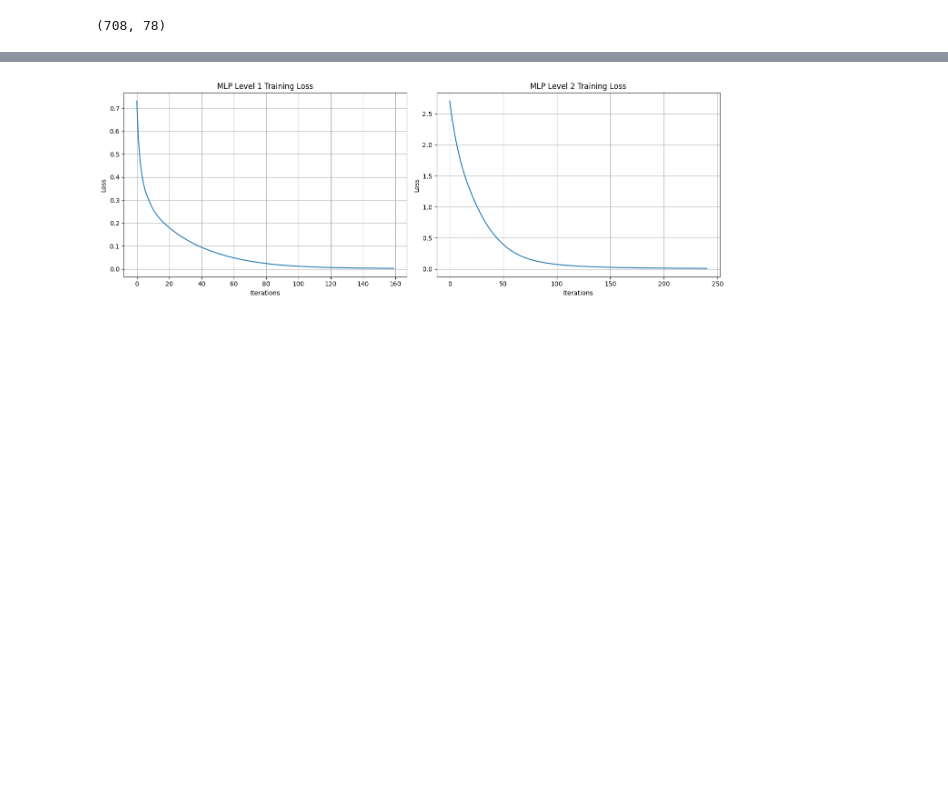
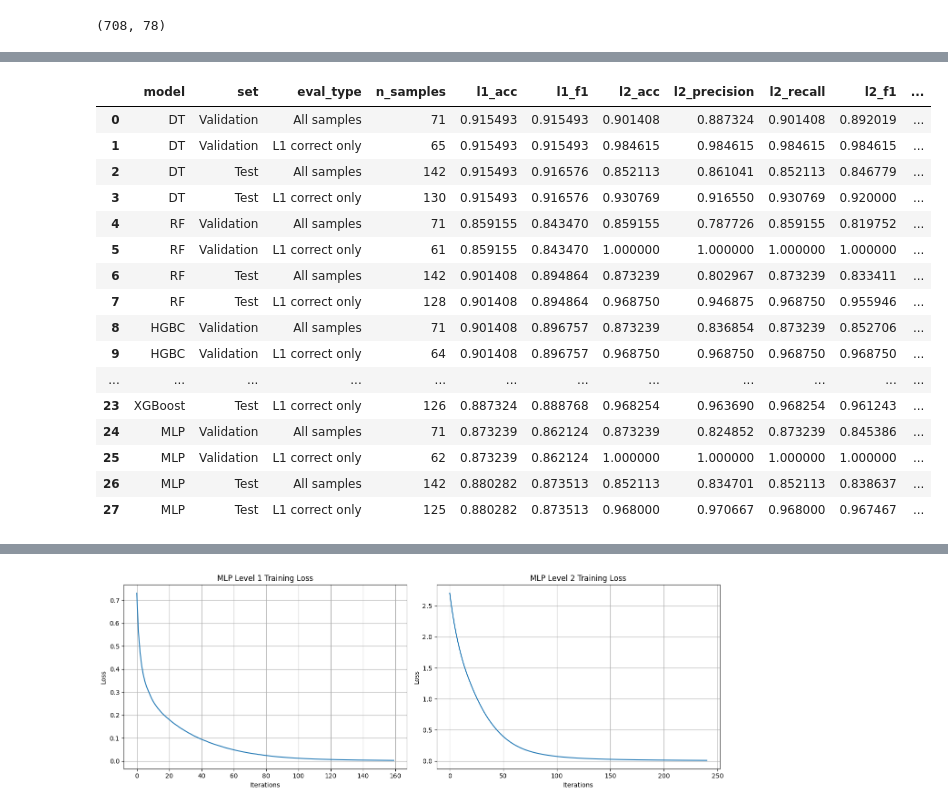
Before and after one commit to rakuzai/alcr-2026, a Jupyter notebook: code/notebook/main.ipynb, the cells around one changed output, grey strips where cells are left out. Cells and saved outputs as stored; diff of their text form; code cells hidden in the pictures; blank space fills up the shorter version.

```diff
--- a/code/notebook/main.ipynb
+++ b/code/notebook/main.ipynb
@@ -942,0 +988,20 @@ TEST - L1 CORRECT ONLY
+# %%
+results_df
+# %% [output]
+|  | model | set | eval_type | n_samples | l1_acc | l1_f1 | l2_acc | l2_precision | l2_recall | l2_f1 | ... |
+| 0 | DT | Validation | All samples | 71 | 0.915493 | 0.915493 | 0.901408 | 0.887324 | 0.901408 | 0.892019 | ... |
+| 1 | DT | Validation | L1 correct only | 65 | 0.915493 | 0.915493 | 0.984615 | 0.984615 | 0.984615 | 0.984615 | ... |
+| 2 | DT | Test | All samples | 142 | 0.915493 | 0.916576 | 0.852113 | 0.861041 | 0.852113 | 0.846779 | ... |
+| 3 | DT | Test | L1 correct only | 130 | 0.915493 | 0.916576 | 0.930769 | 0.916550 | 0.930769 | 0.920000 | ... |
+| 4 | RF | Validation | All samples | 71 | 0.859155 | 0.843470 | 0.859155 | 0.787726 | 0.859155 | 0.819752 | ... |
+| 5 | RF | Validation | L1 correct only | 61 | 0.859155 | 0.843470 | 1.000000 | 1.000000 | 1.000000 | 1.000000 | ... |
+| 6 | RF | Test | All samples | 142 | 0.901408 | 0.894864 | 0.873239 | 0.802967 | 0.873239 | 0.833411 | ... |
+| 7 | RF | Test | L1 correct only | 128 | 0.901408 | 0.894864 | 0.968750 | 0.946875 | 0.968750 | 0.955946 | ... |
+| 8 | HGBC | Validation | All samples | 71 | 0.901408 | 0.896757 | 0.873239 | 0.836854 | 0.873239 | 0.852706 | ... |
+| 9 | HGBC | Validation | L1 correct only | 64 | 0.901408 | 0.896757 | 0.968750 | 0.968750 | 0.968750 | 0.968750 | ... |
+| ... | ... | ... | ... | ... | ... | ... | ... | ... | ... | ... | ... |
+| 23 | XGBoost | Test | L1 correct only | 126 | 0.887324 | 0.888768 | 0.968254 | 0.963690 | 0.968254 | 0.961243 | ... |
+| 24 | MLP | Validation | All samples | 71 | 0.873239 | 0.862124 | 0.873239 | 0.824852 | 0.873239 | 0.845386 | ... |
+| 25 | MLP | Validation | L1 correct only | 62 | 0.873239 | 0.862124 | 1.000000 | 1.000000 | 1.000000 | 1.000000 | ... |
+| 26 | MLP | Test | All samples | 142 | 0.880282 | 0.873513 | 0.852113 | 0.834701 | 0.852113 | 0.838637 | ... |
+| 27 | MLP | Test | L1 correct only | 125 | 0.880282 | 0.873513 | 0.968000 | 0.970667 | 0.968000 | 0.967467 | ... |
```
Also changed, not shown: parts of 2 cells of this notebook, 5 other files.
